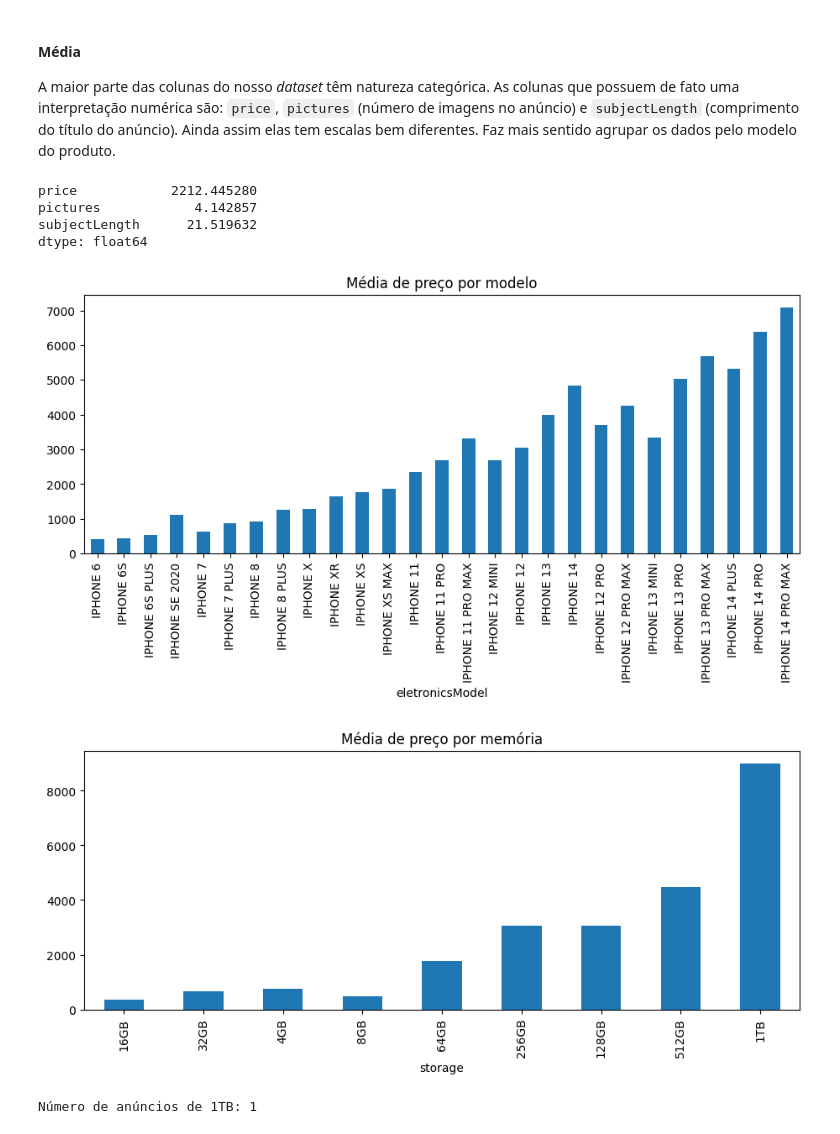
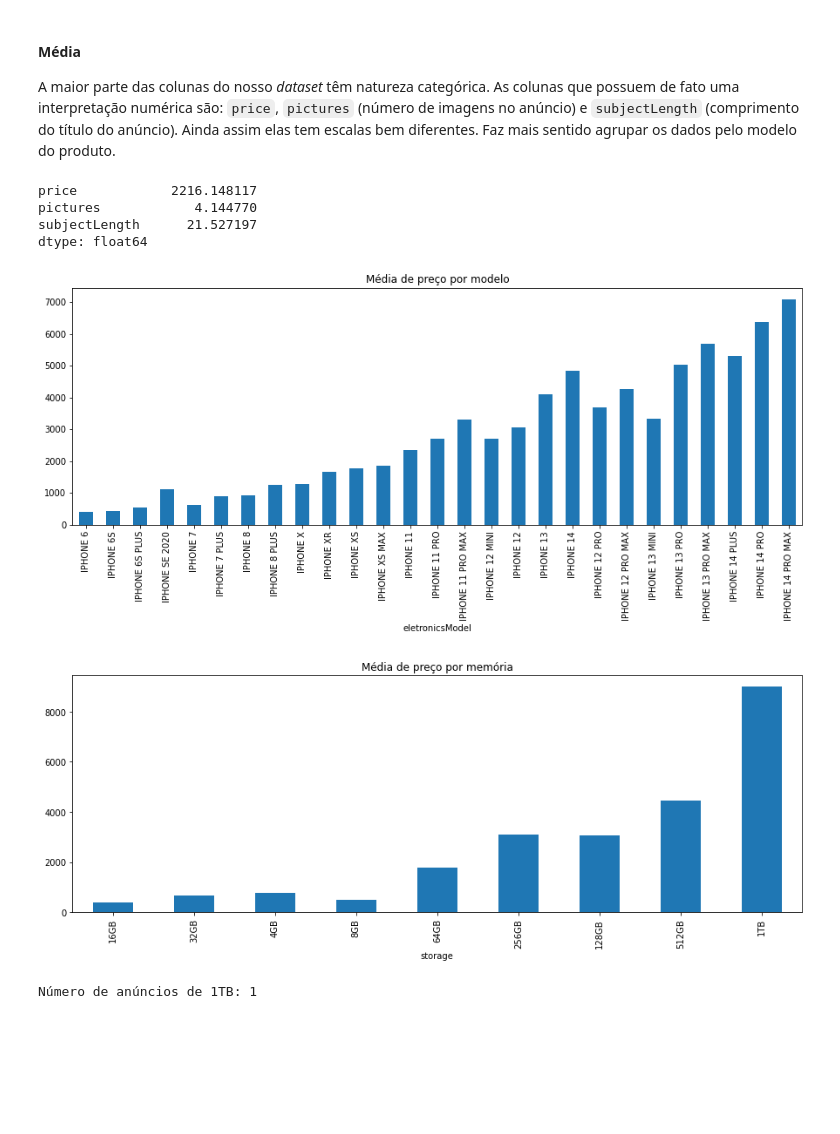
Before and after one commit to vauxgomes/ufc-ckp9011, a Jupyter notebook: analysis/iphones-olx-ce-analysis.ipynb, the cells around one changed output. Drawn from its saved outputs; the diff is of its cells as text; code cells hidden in the pictures; blank space fills up the shorter version.

```diff
--- a/analysis/iphones-olx-ce-analysis.ipynb
+++ b/analysis/iphones-olx-ce-analysis.ipynb
@@ -80,3 +91,46 @@ df = df.sort_values(['modelOrder'])
+# %%
+# Despretenciosamente sujeita a erros
+
+macro_regions = {
+    'Acaraú': 'Fortaleza',
+    'Aquiraz': 'Fortaleza',
+    'Aracoiaba': 'Fortaleza',
+    'Cascavel': 'Fortaleza',
+    'Caucaia': 'Fortaleza',
+    'Chorozinho': 'Fortaleza',
+    'Eusébio': 'Fortaleza',
+    'Fortaleza': 'Fortaleza',
+    'Guaiúba': 'Fortaleza',
+    'Itaitinga': 'Fortaleza',
+    'Maracanaú': 'Fortaleza',
+    'Maranguape': 'Fortaleza',
+    'Pacatuba': 'Fortaleza',
+    'Paraipaba': 'Fortaleza',
+    'Pindoretama': 'Fortaleza',
+    'São Gonçalo do Amarante': 'Fortaleza',
+    'Pacajus': 'Fortaleza',
+    'Horizonte': 'Fortaleza',
+
+    'Altaneira': 'Cariri',
+    'Barbalha': 'Cariri',
+    'Tauá': 'Cariri',
+    'Juazeiro do Norte': 'Cariri',
+    'Missão Velha': 'Cariri',
+    'Cedro': 'Cariri',
+    'Crato': 'Cariri',
+    'Jardim': 'Cariri',
+
+    'Sobral': 'Norte',
+    'Croatá': 'Norte',
+    'Guaraciaba do Norte': 'Norte',
+
+    'Aracati': 'Litoral Leste',
+    'Tabuleiro do Norte': 'Litoral Leste',
+
+    'Baturité': 'Sertão Central',
+}
+
+df['macroRegion'] = df.apply(lambda x: macro_regions[x['region']], axis=1)
 # %% [markdown]
 ### 1. Medidas de Tendência Central
 # %% [markdown]
@@ -110,9 +164,9 @@ A maior parte das colunas do nosso _dataset_ têm natureza categórica. As colun
 # %%
 df[['price', 'pictures', 'subjectLength']].mean()
 # %% [output]
-price            2212.445280
-pictures            4.142857
-subjectLength      21.519632
+price            2216.148117
+pictures            4.144770
+subjectLength      21.527197
 dtype: float64
 # %%
 g_model = df.groupby(['eletronicsModel'])
@@ -121,13 +176,13 @@ g_color = df.groupby(['color'])
 # %%
 _ = g_model[['price', 'modelOrder']].mean().sort_values(['modelOrder'])['price'] \
-    .plot(kind='bar', figsize=(11,4), title='Média de preço por modelo')
+    .plot(kind='bar', figsize=(15, 5), title='Média de preço por modelo')
 # %% [output]
-[figure, old version]
+[figure, new version]
 # %%
 _ = g_storage[['price', 'modelOrder']].mean().sort_values(['modelOrder'])['price'] \
-    .plot(kind='bar', figsize=(11,4), title='Média de preço por memória')
+    .plot(kind='bar', figsize=(15, 5), title='Média de preço por memória')
 # %% [output]
-[figure, old version]
+[figure, new version]
 # %%
 print(f'Número de anúncios de 1TB: {(df.storage == "1TB").sum()}')
 # %% [output]
```
Also changed, not shown: parts of 29 cells of this notebook, 2 other files.
